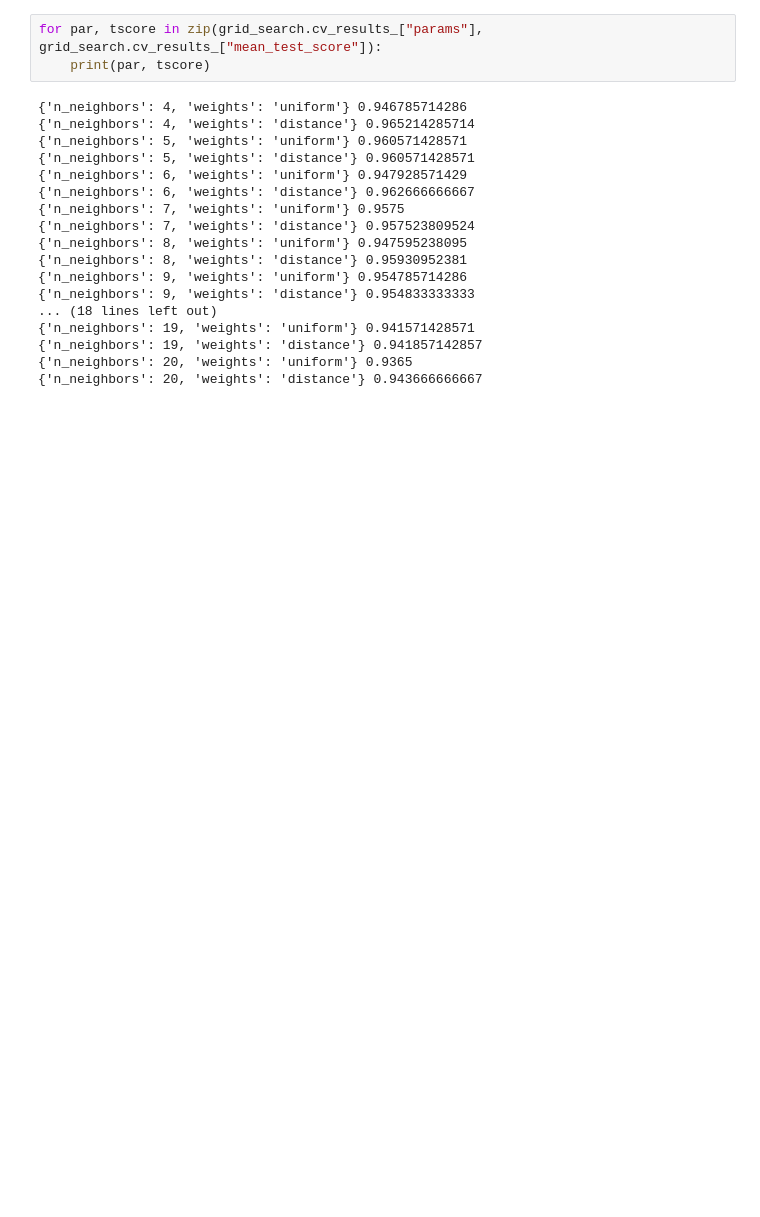
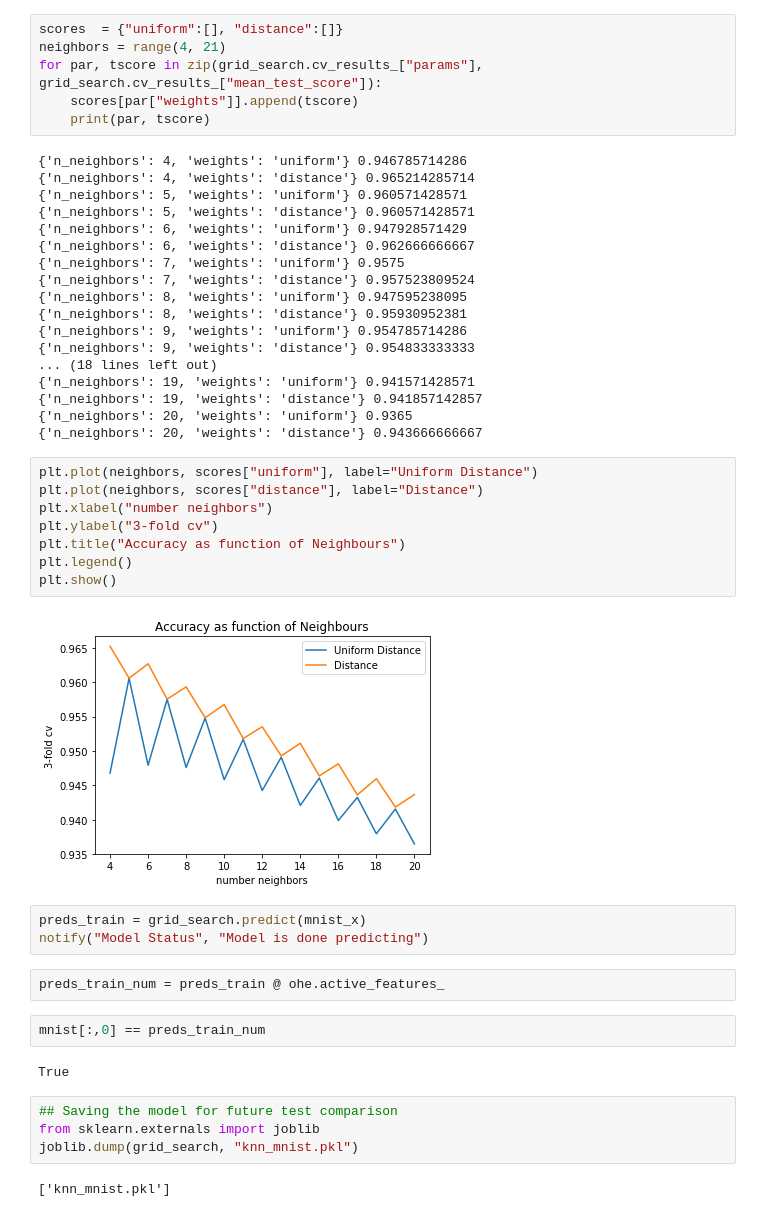
Before and after one commit to gerdm/machine_learning, a Jupyter notebook: analyses/mnist_anlysis/MNIST.ipynb, the cells around one changed output. Saved outputs shown, nothing was run; the diff lists cells and outputs as text; blank space fills up the shorter version.

```diff
--- a/analyses/mnist_anlysis/MNIST.ipynb
+++ b/analyses/mnist_anlysis/MNIST.ipynb
@@ -89,5 +103,8 @@ grid_search.best_params_
 # %%
+scores  = {"uniform":[], "distance":[]}
+neighbors = range(4, 21)
 for par, tscore in zip(grid_search.cv_results_["params"], grid_search.cv_results_["mean_test_score"]):
+    scores[par["weights"]].append(tscore)
     print(par, tscore)
 # %% [output]
 {'n_neighbors': 4, 'weights': 'uniform'} 0.946785714286
@@ -107,3 +124,28 @@ for par, tscore in zip(grid_search.cv_results_["params"], grid_search.cv_results
 {'n_neighbors': 19, 'weights': 'distance'} 0.941857142857
 {'n_neighbors': 20, 'weights': 'uniform'} 0.9365
 {'n_neighbors': 20, 'weights': 'distance'} 0.943666666667
+# %%
+plt.plot(neighbors, scores["uniform"], label="Uniform Distance")
+plt.plot(neighbors, scores["distance"], label="Distance")
+plt.xlabel("number neighbors")
+plt.ylabel("3-fold cv")
+plt.title("Accuracy as function of Neighbours")
+plt.legend()
+plt.show()
+# %% [output]
+[figure, added]
+# %%
+preds_train = grid_search.predict(mnist_x)
+notify("Model Status", "Model is done predicting")
+# %%
+preds_train_num = preds_train @ ohe.active_features_
+# %%
+mnist[:,0] == preds_train_num
+# %% [output]
+True
+# %%
+## Saving the model for future test comparison
+from sklearn.externals import joblib
+joblib.dump(grid_search, "knn_mnist.pkl")
+# %% [output]
+['knn_mnist.pkl']
```
Also changed, not shown: parts of 15 cells of this notebook, 2 other files.
